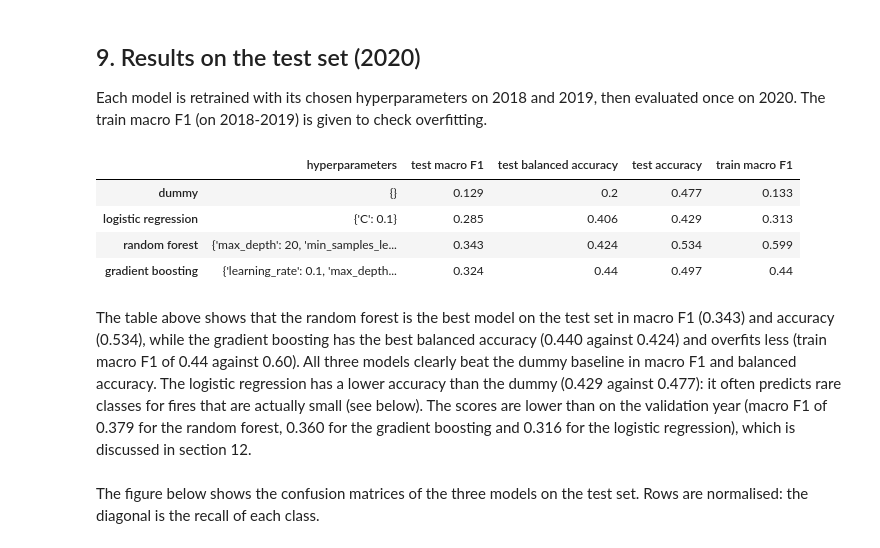
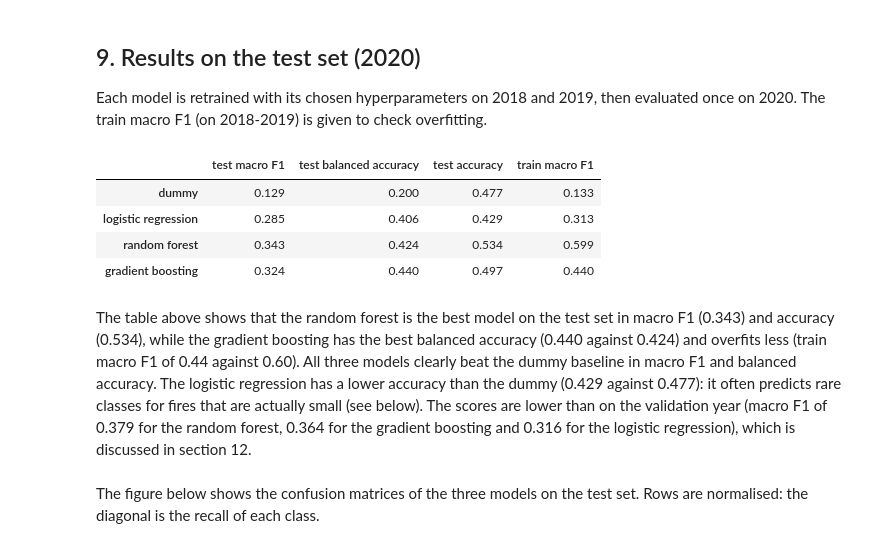
Before and after one commit to SadPeanut/MachineLearningProject, a Jupyter notebook: milestone2.ipynb, the cells around one changed output. Cells and saved outputs as stored; diff of their text form; code cells hidden in the pictures.

```diff
--- a/milestone2.ipynb
+++ b/milestone2.ipynb
@@ -450,10 +492,22 @@ The figure above shows the usual overfitting pattern. The train macro F1 (dashed
 # %% [markdown]
 **Impact of the imputation.** `DISCOVERY_HOUR` and `Distance_to_road` have many missing values, replaced by the median. The table below compares the validation scores of the chosen random forest with and without these two variables.
 # %%
-best_rf = clone(models["random forest"][0]).set_params(**chosen.loc["random forest", "hyperparameters"])
+# Chosen random forest (section 8)
+rf_max_depth = None if rf_choice["max_depth"] == "None" else int(rf_choice["max_depth"])
+rf_min_samples_leaf = int(rf_choice["min_samples_leaf"])
+
 without = [f for f in NUM_FEATURES if f not in ("DISCOVERY_HOUR", "Distance_to_road")]
-pd.DataFrame({name: {m: get_scorer(s)(pipeline(best_rf, feats).fit(X[train], y[train]), X[val], y[val]) for m, s in scoring.items()}
-              for name, feats in [("with", NUM_FEATURES), ("without", without)]}).T.round(3)
+rows = {}
+for name, features in [("with", NUM_FEATURES), ("without", without)]:
+    Xp_train_f, Xp_val_f = preprocess(X_train, X_val, features)
+    model = RandomForestClassifier(n_estimators=200, max_depth=rf_max_depth, min_samples_leaf=rf_min_samples_leaf,
+                                   class_weight="balanced", n_jobs=-1, random_state=42)
+    model.fit(Xp_train_f, y_train)
+    pred_val = model.predict(Xp_val_f)
+    rows[name] = {"macro F1": f1_score(y_val, pred_val, average="macro"),
+                  "balanced accuracy": balanced_accuracy_score(y_val, pred_val),
+                  "accuracy": accuracy_score(y_val, pred_val)}
+pd.DataFrame(rows).T.round(3)
 # %% [output]
 |  | macro F1 | balanced accuracy | accuracy |
 | with | 0.379 | 0.444 | 0.604 |
@@ -514,29 +589,39 @@ This must be read with care. The weather and fire danger variables are strongly
 
 Each model is retrained with its chosen hyperparameters on 2018 and 2019, then evaluated once on 2020. The train macro F1 (on 2018-2019) is given to check overfitting.
 # %%
-def evaluate(chosen, y_trval, y_test, scoring):
-    """Retrains each model with its chosen hyperparameters on 2018-2019, then scores it once on the test year 2020."""
-    main = next(iter(scoring))
-    final, scores = {}, {}
-    for name, (model, _) in models.items():
-        params = chosen.loc[name, "hyperparameters"]
-        final[name] = pipeline(clone(model).set_params(**params)).fit(X_trval, y_trval, **fit_params(name, y_trval))
-        scores[name] = {"hyperparameters": params,
-                        **{f"test {m}": round(get_scorer(s)(final[name], X[test], y_test), 3) for m, s in scoring.items()},
-                        f"train {main}": round(get_scorer(scoring[main])(final[name], X_trval, y_trval), 3)}
-    return final, pd.DataFrame(scores).T
+# Preprocessing fitted on 2018-2019, applied to 2018-2019 and 2020
+Xp_trval, Xp_test = preprocess(X_trval, X_test)
 
+# The chosen hyperparameters (section 8), retrained on 2018-2019
+final = {
+    "dummy": DummyClassifier(strategy="most_frequent"),
+    "logistic regression": LogisticRegression(C=lr_choice["C"], class_weight="balanced", max_iter=2000),
+    "random forest": RandomForestClassifier(n_estimators=200, max_depth=rf_max_depth, min_samples_leaf=rf_min_samples_leaf,
+                                            class_weight="balanced", n_jobs=-1, random_state=42),
+    "gradient boosting": GradientBoostingClassifier(n_estimators=100, learning_rate=gb_choice["learning_rate"],
+                                                    max_depth=int(gb_choice["max_depth"]), random_state=42),
+}
+final["dummy"].fit(Xp_trval, y_trval)
+final["logistic regression"].fit(Xp_trval, y_trval)
+final["random forest"].fit(Xp_trval, y_trval)
+final["gradient boosting"].fit(Xp_trval, y_trval, sample_weight=compute_sample_weight("balanced", y_trval))
 
-final, test_scores = evaluate(chosen, y_trval, y[test], scoring)
-test_scores
+pred_test, rows = {}, {}
+for name, model in final.items():
+    pred_test[name] = model.predict(Xp_test)
+    rows[name] = {"test macro F1": f1_score(y_test, pred_test[name], average="macro", zero_division=0),
+                  "test balanced accuracy": balanced_accuracy_score(y_test, pred_test[name]),
+                  "test accuracy": accuracy_score(y_test, pred_test[name]),
+                  "train macro F1": f1_score(y_trval, model.predict(Xp_trval), average="macro", zero_division=0)}
+pd.DataFrame(rows).T.round(3)
 # %% [output]
-|  | hyperparameters | test macro F1 | test balanced accuracy | test accuracy | train macro F1 |
-| dummy | {} | 0.129 | 0.2 | 0.477 | 0.133 |
-| logistic regression | {'C': 0.1} | 0.285 | 0.406 | 0.429 | 0.313 |
-| random forest | {'max_depth': 20, 'min_samples_le... | 0.343 | 0.424 | 0.534 | 0.599 |
-| gradient boosting | {'learning_rate': 0.1, 'max_depth... | 0.324 | 0.44 | 0.497 | 0.44 |
+|  | test macro F1 | test balanced accuracy | test accuracy | train macro F1 |
+| dummy | 0.129 | 0.200 | 0.477 | 0.133 |
+| logistic regression | 0.285 | 0.406 | 0.429 | 0.313 |
+| random forest | 0.343 | 0.424 | 0.534 | 0.599 |
+| gradient boosting | 0.324 | 0.440 | 0.497 | 0.440 |
 # %% [markdown]
-The table above shows that the random forest is the best model on the test set in macro F1 (0.343) and accuracy (0.534), while the gradient boosting has the best balanced accuracy (0.440 against 0.424) and overfits less (train macro F1 of 0.44 against 0.60). All three models clearly beat the dummy baseline in macro F1 and balanced accuracy. The logistic regression has a lower accuracy than the dummy (0.429 against 0.477): it often predicts rare classes for fires that are actually small (see below). The scores are lower than on the validation year (macro F1 of 0.379 for the random forest, 0.360 for the gradient boosting and 0.316 for the logistic regression), which is discussed in section 12.
+The table above shows that the random forest is the best model on the test set in macro F1 (0.343) and accuracy (0.534), while the gradient boosting has the best balanced accuracy (0.440 against 0.424) and overfits less (train macro F1 of 0.44 against 0.60). All three models clearly beat the dummy baseline in macro F1 and balanced accuracy. The logistic regression has a lower accuracy than the dummy (0.429 against 0.477): it often predicts rare classes for fires that are actually small (see below). The scores are lower than on the validation year (macro F1 of 0.379 for the random forest, 0.364 for the gradient boosting and 0.316 for the logistic regression), which is discussed in section 12.
 # %% [markdown]
 The figure below shows the confusion matrices of the three models on the test set. Rows are normalised: the diagonal is the recall of each class.
 # %%
```
Also changed, not shown: parts of 20 cells of this notebook.
